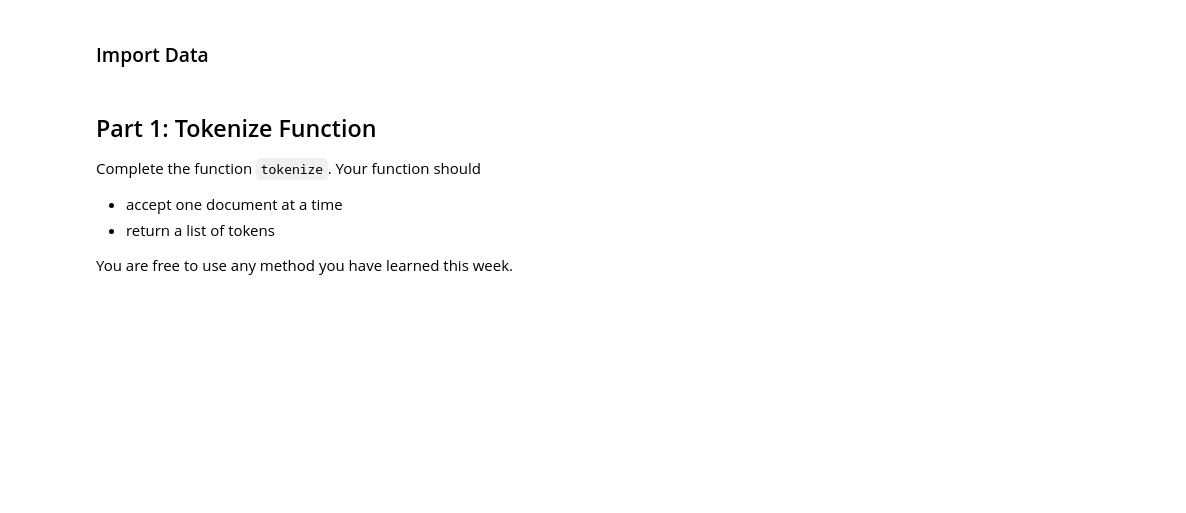
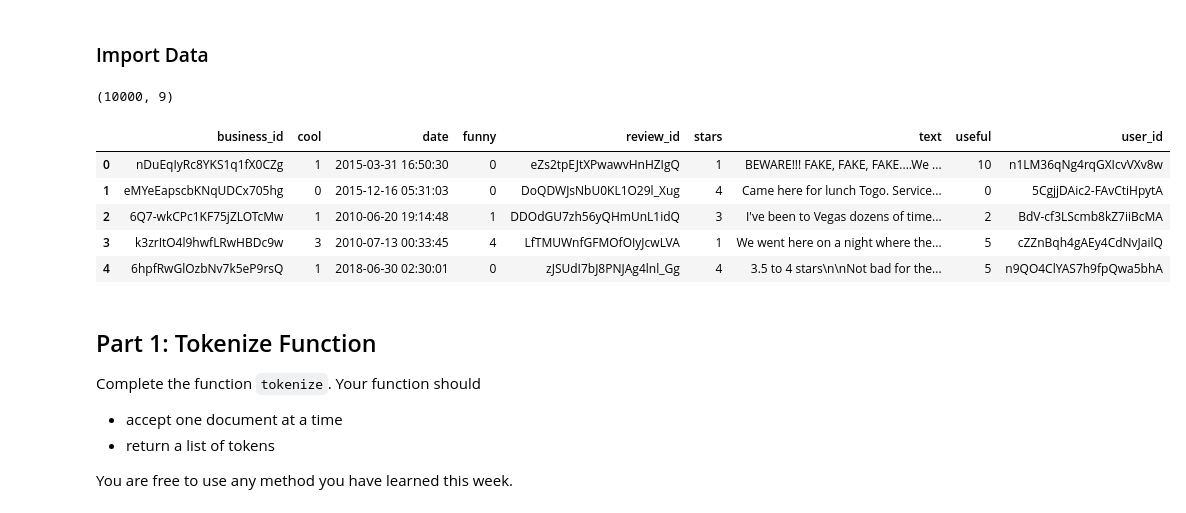
Before and after one commit to nsriniva/DS-Unit-4-Sprint-1-NLP, a Jupyter notebook: LS_DS_415_Sprint_Challenge_1_AG.ipynb, the cells around one changed output. Drawn from its saved outputs; the diff is of its cells as text; code cells hidden in the pictures; blank space fills up the shorter version.

```diff
--- a/LS_DS_415_Sprint_Challenge_1_AG.ipynb
+++ b/LS_DS_415_Sprint_Challenge_1_AG.ipynb
@@ -59,12 +59,25 @@ ____
 # %%
 import pandas as pd
 
 # Load reviews from URL
 data_url = 'https://raw.githubusercontent.com/LambdaSchool/data-science-practice-datasets/main/unit_4/unit1_nlp/review_sample.json'
 
 # Import data into a DataFrame named df
 # YOUR CODE HERE
-raise NotImplementedError()
+
+df = pd.read_json(data_url, lines=True)
+
+print(df.shape)
+
+df.head()
+# %% [output]
+(10000, 9)
+|  | business_id | cool | date | funny | review_id | stars | text | useful | user_id |
+| 0 | nDuEqIyRc8YKS1q1fX0CZg | 1 | 2015-03-31 16:50:30 | 0 | eZs2tpEJtXPwawvHnHZIgQ | 1 | BEWARE!!! FAKE, FAKE, FAKE....We ... | 10 | n1LM36qNg4rqGXIcvVXv8w |
+| 1 | eMYeEapscbKNqUDCx705hg | 0 | 2015-12-16 05:31:03 | 0 | DoQDWJsNbU0KL1O29l_Xug | 4 | Came here for lunch Togo. Service... | 0 | 5CgjjDAic2-FAvCtiHpytA |
+| 2 | 6Q7-wkCPc1KF75jZLOTcMw | 1 | 2010-06-20 19:14:48 | 1 | DDOdGU7zh56yQHmUnL1idQ | 3 | I've been to Vegas dozens of time... | 2 | BdV-cf3LScmb8kZ7iiBcMA |
+| 3 | k3zrItO4l9hwfLRwHBDc9w | 3 | 2010-07-13 00:33:45 | 4 | LfTMUWnfGFMOfOIyJcwLVA | 1 | We went here on a night where the... | 5 | cZZnBqh4gAEy4CdNvJailQ |
+| 4 | 6hpfRwGlOzbNv7k5eP9rsQ | 1 | 2018-06-30 02:30:01 | 0 | zJSUdI7bJ8PNJAg4lnl_Gg | 4 | 3.5 to 4 stars\n\nNot bad for the... | 5 | n9QO4ClYAS7h9fpQwa5bhA |
 # %%
 # Visible Testing
 assert isinstance(df, pd.DataFrame), 'df is not a DataFrame. Did you import the data into df?'
```
Also changed, not shown: parts of 9 cells of this notebook.
